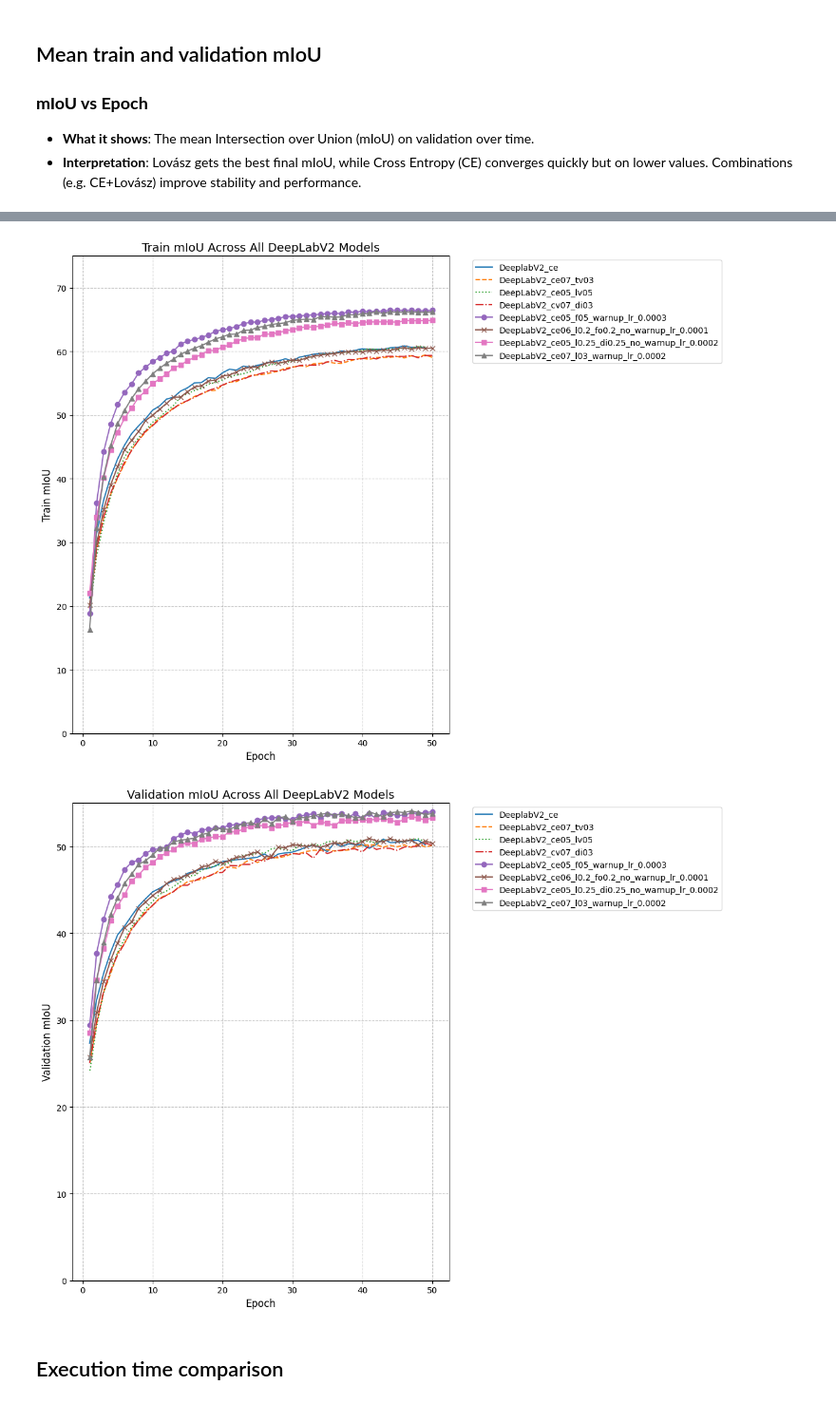
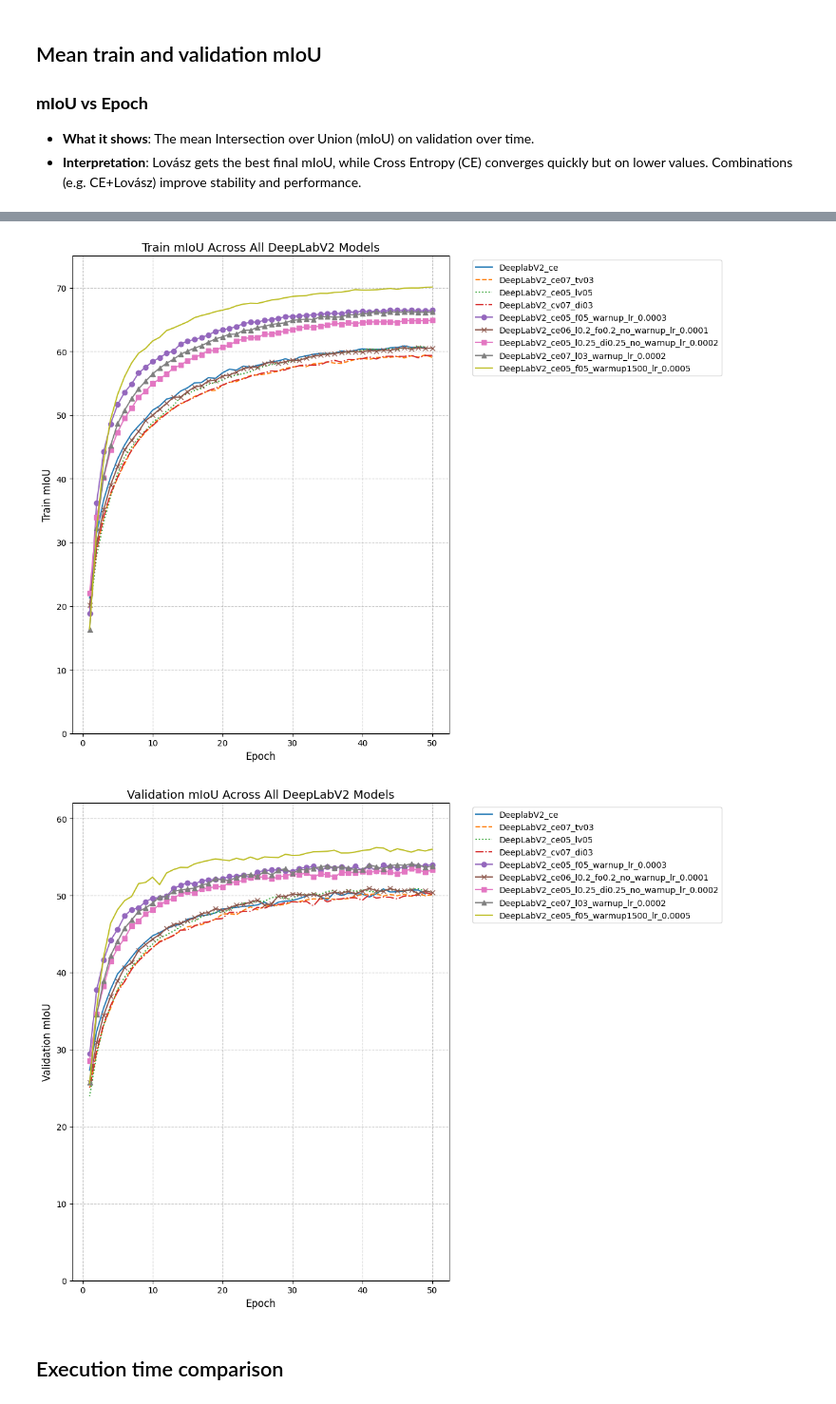
Before and after one commit to elisabettaroviera/MLDL-Project, a Jupyter notebook: read_me/DeepLabV2.ipynb, the cells around one changed output, grey strips where cells are left out. Shown at 95% size. Drawn from its saved outputs; the diff is of its cells as text; code cells hidden in the pictures.

```diff
--- a/read_me/DeepLabV2.ipynb
+++ b/read_me/DeepLabV2.ipynb
@@ -228,7 +228,8 @@ file_names = [
     "DeepLabV2_ce05_f05_warnup_lr_0.0003.csv",
     "DeepLabV2_ce06_l0.2_fo0.2_no_warnup_lr_0.0001.csv",
     "DeepLabV2_ce05_l0.25_di0.25_no_warnup_lr_0.0002.csv",
-    "DeepLabV2_ce07_l03_warnup_lr_0.0002.csv"
+    "DeepLabV2_ce07_l03_warnup_lr_0.0002.csv",
+    "DeepLabV2_ce05_f05_warmup1500_lr_0.0005.csv"
 ]
 
 # Define a list of different line styles and markers to cycle through
@@ -283,7 +284,7 @@ plt.show()
 * **Interpretation**: Methods with **Tversky** and **Focal** show a more irregular curve, a sign of greater instability. The **Lovász Loss** converges more stably and produces a lower validation loss, suggesting a better generalisability.
 # %%
 # Create a figure with a grid of subplots (e.g., 4 rows, 2 columns)
-fig, axes = plt.subplots(4, 2, figsize=(16, 24), sharex=True, sharey=False) # sharex=True per allineare gli assi x
+fig, axes = plt.subplots(5, 2, figsize=(16, 24), sharex=True, sharey=False) # sharex=True per allineare gli assi x
 axes = axes.flatten() # Flatten the 2D array of axes for easy iteration
 
 fig.suptitle("Train and Validation Loss for DeepLabV2 Models", fontsize=18, y=1.02) # Main title for the figure
@@ -410,7 +411,7 @@ class_train_cols = [f'class_{c}_train' for c in range(NUM_CLASSES)]
 
 
 # --- Part 1: Plots of mIoU evolution ---
-fig, axes = plt.subplots(4, 2, figsize=(16, 24), sharex=True, sharey=False)
+fig, axes = plt.subplots(5, 2, figsize=(16, 24), sharex=True, sharey=False)
 axes = axes.flatten()
 
 fig.suptitle("Mean mIoU Evolution for DeepLabV2 Models (Train vs Val)", fontsize=18, y=1.02)
@@ -569,36 +716,36 @@ plt.show()
 
 # --- Plot for all Validation mIoU Curves ---
 plt.figure(figsize=(14, 9))
 plt.title("Validation mIoU Across All DeepLabV2 Models", fontsize=14)
 plt.xlabel("Epoch", fontsize=12)
 plt.ylabel("Validation mIoU", fontsize=12)
 plt.grid(True, linestyle='--', alpha=0.7)
-plt.ylim(0, 55) # <--- MODIFICA QUI: impostato l'asse Y da 0 a 55
+plt.ylim(0, 62) # <--- MODIFICA QUI: impostato l'asse Y da 0 a 55
 
 
 for i, file_name in enumerate(file_names):
     current_style = line_styles[i % len(line_styles)] # Use the same cycle of styles
 
     try:
         df = pd.read_csv(file_name)
         if 'epoch' in df.columns and 'val_mIoU' in df.columns:
             epochs = df['epoch']
             val_mIoU = df['val_mIoU']
             label = os.path.splitext(file_name)[0]
             plt.plot(epochs, val_mIoU, current_style, label=label, linewidth=1.5)
         else:
             print(f"Skipping validation mIoU for '{file_name}': Missing 'epoch' or 'val_mIoU' column.")
     except FileNotFoundError:
         print(f"Errore: File '{file_name}' non trovato per il plot della validation mIoU. Assicurati che sia nella directory corretta.")
     except Exception as e:
         print(f"Si è verificato un errore durante l'elaborazione della validation mIoU per '{file_name}': {e}")
 
 plt.legend(bbox_to_anchor=(1.05, 1), loc='upper left', fontsize=10)
 plt.tight_layout(rect=[0, 0, 0.85, 1]) # Adjust layout to make space for the legend on the right
 plt.show()
 # %% [output]
-[figure, old version]
+[figure, new version]
-[figure, old version]
+[figure, new version]
 # %% [markdown]
 ## Execution time comparison
 # %%
```
Also changed, not shown: parts of 7 cells of this notebook, 3 other files.
